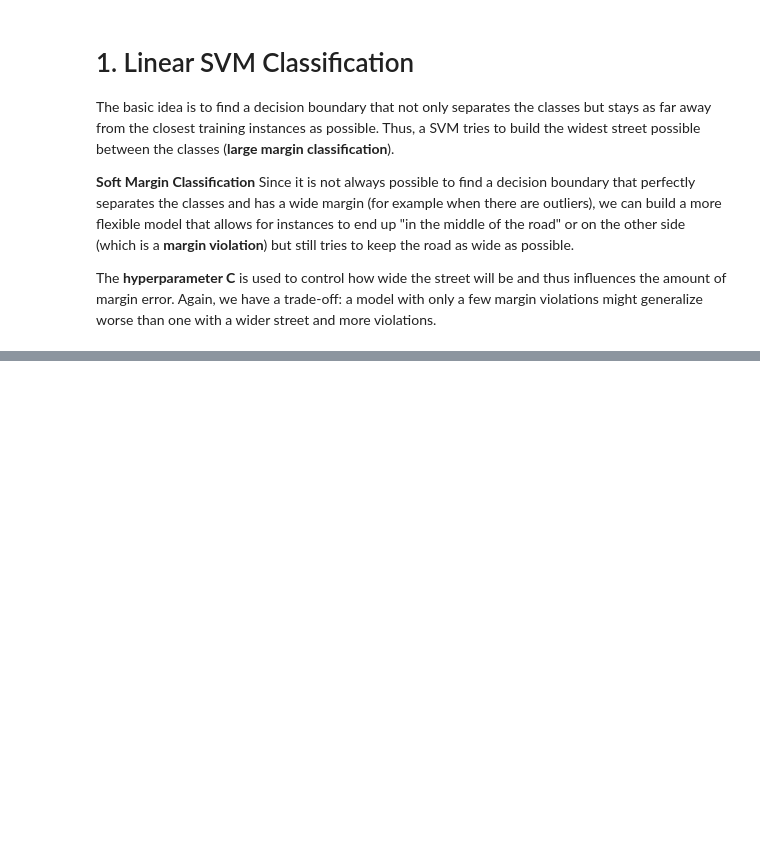
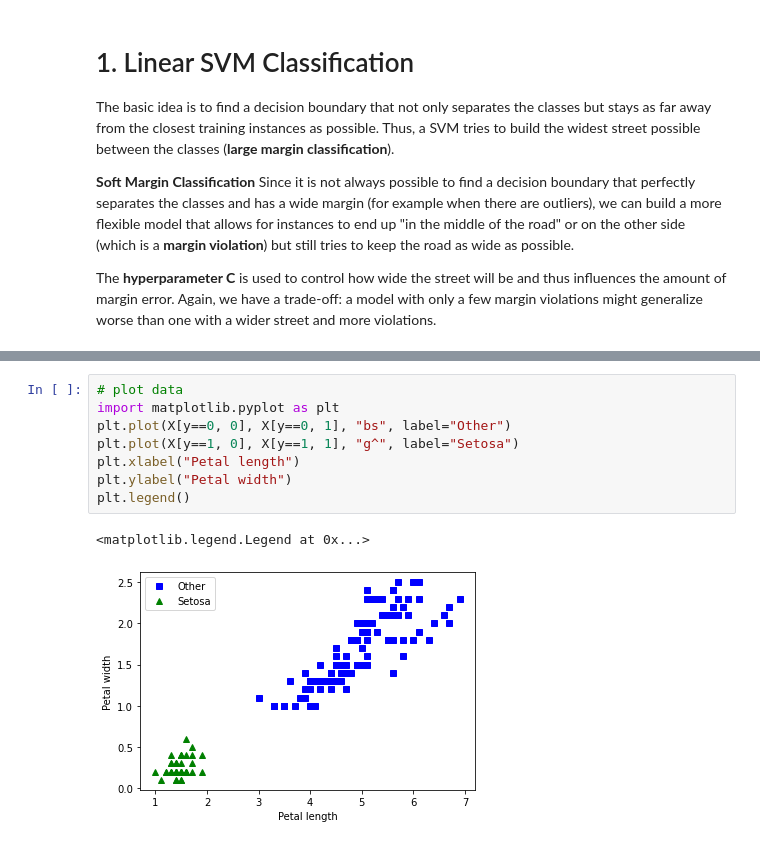
Before and after one commit to JonasSchroeder/handsonmachinelearning, a Jupyter notebook: Support Vector Machines (SVM).ipynb, the cells around one changed output, grey strips where cells are left out. Saved outputs shown, nothing was run; the diff lists cells and outputs as text; blank space fills up the shorter version.

```diff
--- a/Support Vector Machines (SVM).ipynb
+++ b/Support Vector Machines (SVM).ipynb
@@ -18,0 +54,11 @@ The **hyperparameter C** is used to control how wide the street will be and thus
+# %%
+# plot data
+import matplotlib.pyplot as plt
+plt.plot(X[y==0, 0], X[y==0, 1], "bs", label="Other")
+plt.plot(X[y==1, 0], X[y==1, 1], "g^", label="Setosa")
+plt.xlabel("Petal length")
+plt.ylabel("Petal width")
+plt.legend()
+# %% [output]
+<matplotlib.legend.Legend at 0x...>
+[figure, added]
```
Also changed, not shown: parts of 14 cells of this notebook.
